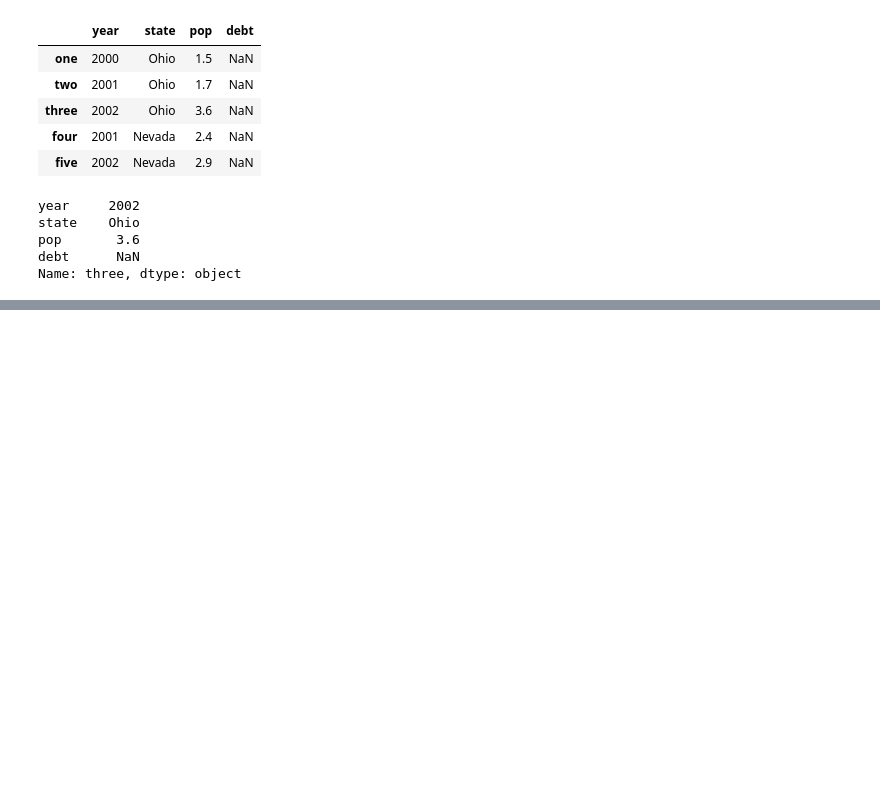
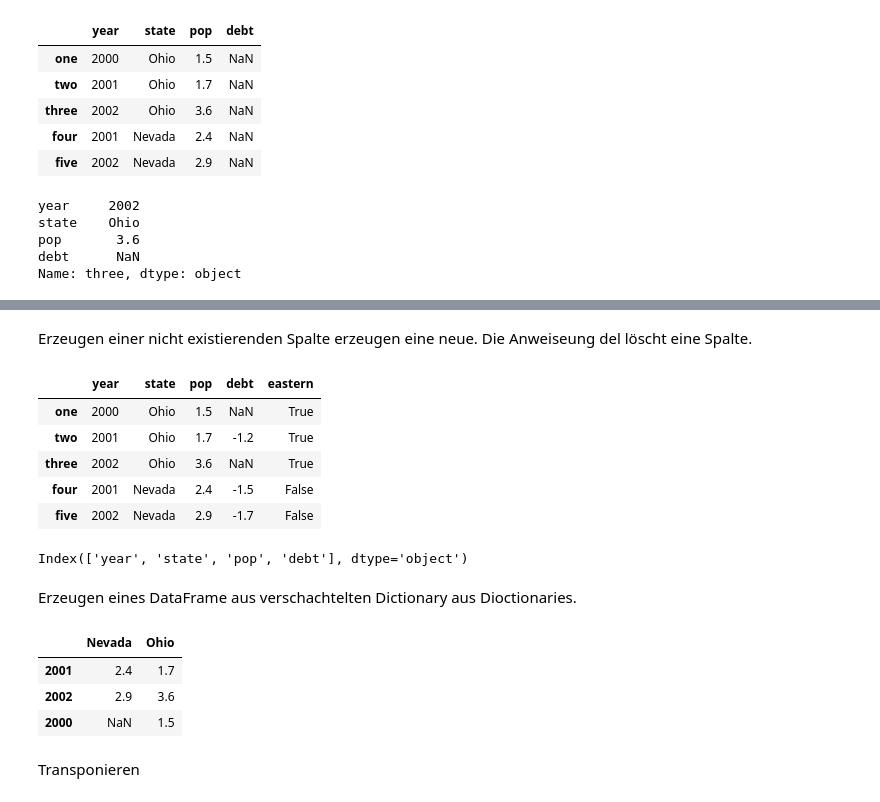
Before and after one commit to natriumoxid/advanced-jupyter-course, a Jupyter notebook: course_20191107_pandas_intro.ipynb, the cells around one changed output, grey strips where cells are left out. Saved outputs shown, nothing was run; the diff lists cells and outputs as text; code cells hidden in the pictures; blank space fills up the shorter version.

Commit message:
Added some new course sheet and some data sets.

```diff
--- a/course_20191107_pandas_intro.ipynb
+++ b/course_20191107_pandas_intro.ipynb
@@ -107,3 +110,6 @@ state    Ohio
 pop       3.6
 debt      NaN
 Name: three, dtype: object
+# %%
+frame2['debt'] = 16.5
+frame2
@@ -109,0 +123,3 @@ Name: three, dtype: object
+# %%
+frame2['debt'] = np.arange(5.)
+frame2
@@ -109,0 +135,6 @@ Name: three, dtype: object
+# %%
+val = pd.Series([-1.2, -1.5, -1.7], index=['two', 'four', 'five'])
+val
+# %%
+frame2['debt'] = val
+frame2
@@ -109,0 +148,19 @@ Name: three, dtype: object
+# %% [markdown]
+Erzeugen einer nicht existierenden Spalte erzeugen eine neue. Die Anweiseung del löscht eine Spalte.
+# %%
+frame2['eastern'] = frame2.state == 'Ohio' # das entspricht: Wenn Spalte state in der Zeile n = Ohio, dann wahr, ansonsten falsch
+frame2
+# %% [output]
+|  | year | state | pop | debt | eastern |
+| one | 2000 | Ohio | 1.5 | NaN | True |
+| two | 2001 | Ohio | 1.7 | -1.2 | True |
+| three | 2002 | Ohio | 3.6 | NaN | True |
+| four | 2001 | Nevada | 2.4 | -1.5 | False |
+| five | 2002 | Nevada | 2.9 | -1.7 | False |
+# %%
+del frame2['eastern']
+frame2.columns
+# %% [output]
+Index(['year', 'state', 'pop', 'debt'], dtype='object')
+# %% [markdown]
+Erzeugen eines DataFrame aus verschachtelten Dictionary aus Dioctionaries.
@@ -109,0 +170,10 @@ Name: three, dtype: object
+# %%
+frame3 = pd.DataFrame(pop)
+frame3
+# %% [output]
+|  | Nevada | Ohio |
+| 2001 | 2.4 | 1.7 |
+| 2002 | 2.9 | 3.6 |
+| 2000 | NaN | 1.5 |
+# %% [markdown]
+Transponieren
```
Also changed, not shown: parts of 69 cells of this notebook, 11 other files.
